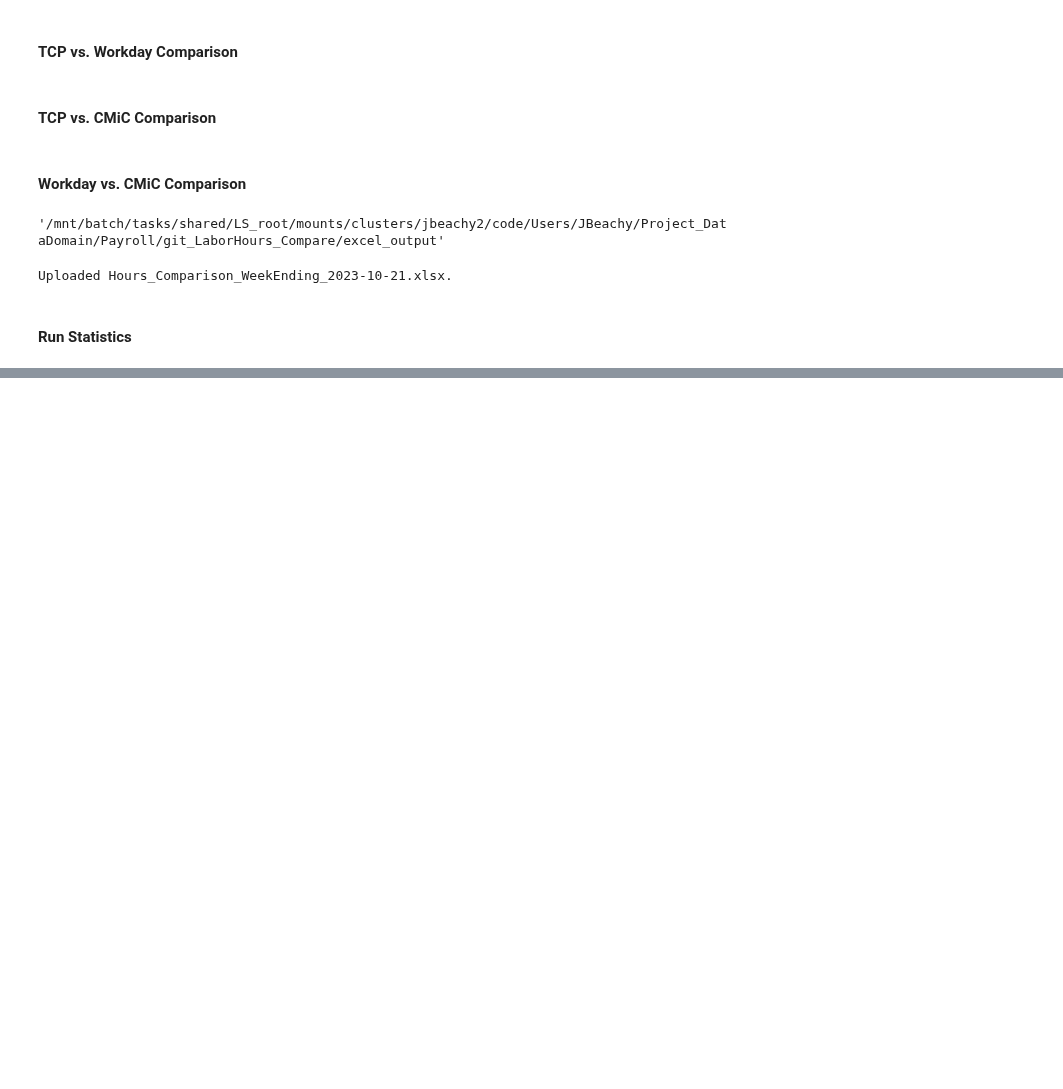
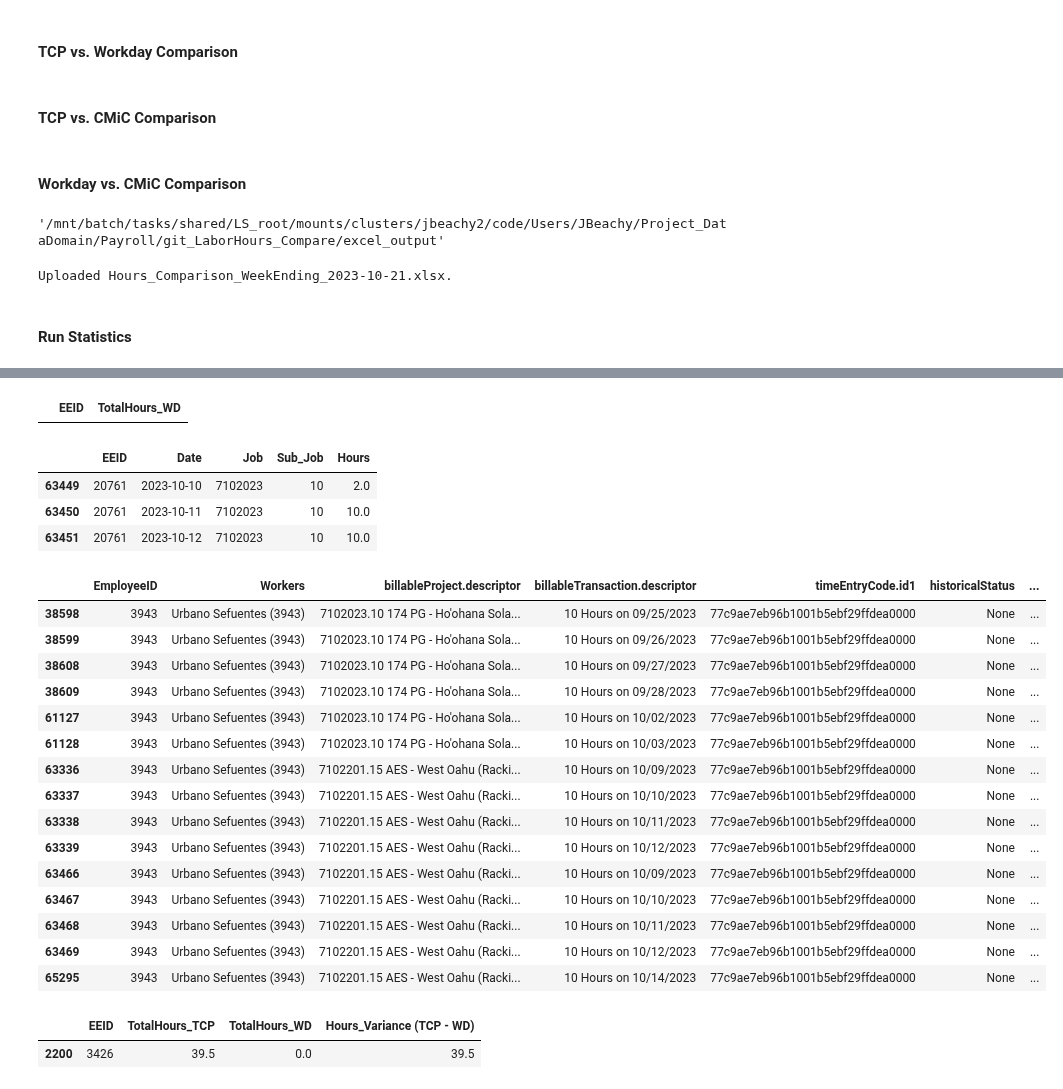
Before and after one commit to jbeachyMoss/LaborHours_Compare, a Jupyter notebook: DataValidation.ipynb, the cells around one changed output, grey strips where cells are left out. Cells and saved outputs as stored; diff of their text form; code cells hidden in the pictures; blank space fills up the shorter version.

Commit message:
investigate variances. TCP filter of Job Code starts with 710 needs to be removed in Dev then merged to prod

```diff
--- a/DataValidation.ipynb
+++ b/DataValidation.ipynb
@@ -282,0 +293,36 @@ Ran on 10-24-2023 16:16:46 for Week Ending 2023-10-21
+# %%
+#Look up above EEID in final Workday DF, why is he not incldued?
+wd_grouped_ee.loc[wd_grouped_ee['EEID']=='20761']
+# %% [output]
+|  | EEID | TotalHours_WD |
+# %%
+wd_pr_df_comp.loc[wd_pr_df_comp['EEID']=='20761']
+# %% [output]
+|  | EEID | Date | Job | Sub_Job | Hours |
+| 63449 | 20761 | 2023-10-10 | 7102023 | 10 | 2.0 |
+| 63450 | 20761 | 2023-10-11 | 7102023 | 10 | 10.0 |
+| 63451 | 20761 | 2023-10-12 | 7102023 | 10 | 10.0 |
+# %%
+wd_pr_df_dev.loc[wd_pr_df_dev['Workers'].str.contains('3943') , ['EmployeeID' , 'Workers', 'billableProject.descriptor' , 'billableTransaction.descriptor' , 'timeEntryCode.id1' , 'historicalStatus' , 'isDeleted']]
+# %% [output]
+|  | EmployeeID | Workers | billableProject.descriptor | billableTransaction.descriptor | timeEntryCode.id1 | historicalStatus | ... |
+| 38598 | 3943 | Urbano Sefuentes (3943) | 7102023.10 174 PG - Ho'ohana Sola... | 10 Hours on 09/25/2023 | 77c9ae7eb96b1001b5ebf29ffdea0000 | None | ... |
+| 38599 | 3943 | Urbano Sefuentes (3943) | 7102023.10 174 PG - Ho'ohana Sola... | 10 Hours on 09/26/2023 | 77c9ae7eb96b1001b5ebf29ffdea0000 | None | ... |
+| 38608 | 3943 | Urbano Sefuentes (3943) | 7102023.10 174 PG - Ho'ohana Sola... | 10 Hours on 09/27/2023 | 77c9ae7eb96b1001b5ebf29ffdea0000 | None | ... |
+| 38609 | 3943 | Urbano Sefuentes (3943) | 7102023.10 174 PG - Ho'ohana Sola... | 10 Hours on 09/28/2023 | 77c9ae7eb96b1001b5ebf29ffdea0000 | None | ... |
+| 61127 | 3943 | Urbano Sefuentes (3943) | 7102023.10 174 PG - Ho'ohana Sola... | 10 Hours on 10/02/2023 | 77c9ae7eb96b1001b5ebf29ffdea0000 | None | ... |
+| 61128 | 3943 | Urbano Sefuentes (3943) | 7102023.10 174 PG - Ho'ohana Sola... | 10 Hours on 10/03/2023 | 77c9ae7eb96b1001b5ebf29ffdea0000 | None | ... |
+| 63336 | 3943 | Urbano Sefuentes (3943) | 7102201.15 AES - West Oahu (Racki... | 10 Hours on 10/09/2023 | 77c9ae7eb96b1001b5ebf29ffdea0000 | None | ... |
+| 63337 | 3943 | Urbano Sefuentes (3943) | 7102201.15 AES - West Oahu (Racki... | 10 Hours on 10/10/2023 | 77c9ae7eb96b1001b5ebf29ffdea0000 | None | ... |
+| 63338 | 3943 | Urbano Sefuentes (3943) | 7102201.15 AES - West Oahu (Racki... | 10 Hours on 10/11/2023 | 77c9ae7eb96b1001b5ebf29ffdea0000 | None | ... |
+| 63339 | 3943 | Urbano Sefuentes (3943) | 7102201.15 AES - West Oahu (Racki... | 10 Hours on 10/12/2023 | 77c9ae7eb96b1001b5ebf29ffdea0000 | None | ... |
+| 63466 | 3943 | Urbano Sefuentes (3943) | 7102201.15 AES - West Oahu (Racki... | 10 Hours on 10/09/2023 | 77c9ae7eb96b1001b5ebf29ffdea0000 | None | ... |
+| 63467 | 3943 | Urbano Sefuentes (3943) | 7102201.15 AES - West Oahu (Racki... | 10 Hours on 10/10/2023 | 77c9ae7eb96b1001b5ebf29ffdea0000 | None | ... |
+| 63468 | 3943 | Urbano Sefuentes (3943) | 7102201.15 AES - West Oahu (Racki... | 10 Hours on 10/11/2023 | 77c9ae7eb96b1001b5ebf29ffdea0000 | None | ... |
+| 63469 | 3943 | Urbano Sefuentes (3943) | 7102201.15 AES - West Oahu (Racki... | 10 Hours on 10/12/2023 | 77c9ae7eb96b1001b5ebf29ffdea0000 | None | ... |
+| 65295 | 3943 | Urbano Sefuentes (3943) | 7102201.15 AES - West Oahu (Racki... | 10 Hours on 10/14/2023 | 77c9ae7eb96b1001b5ebf29ffdea0000 | None | ... |
+# %%
+tcp_v_wd_ee.loc[tcp_v_wd_ee['EEID']=='3426']
+# %% [output]
+|  | EEID | TotalHours_TCP | TotalHours_WD | Hours_Variance (TCP - WD) |
+| 2200 | 3426 | 39.5 | 0.0 | 39.5 |
```
Also changed, not shown: parts of 6 cells of this notebook.
